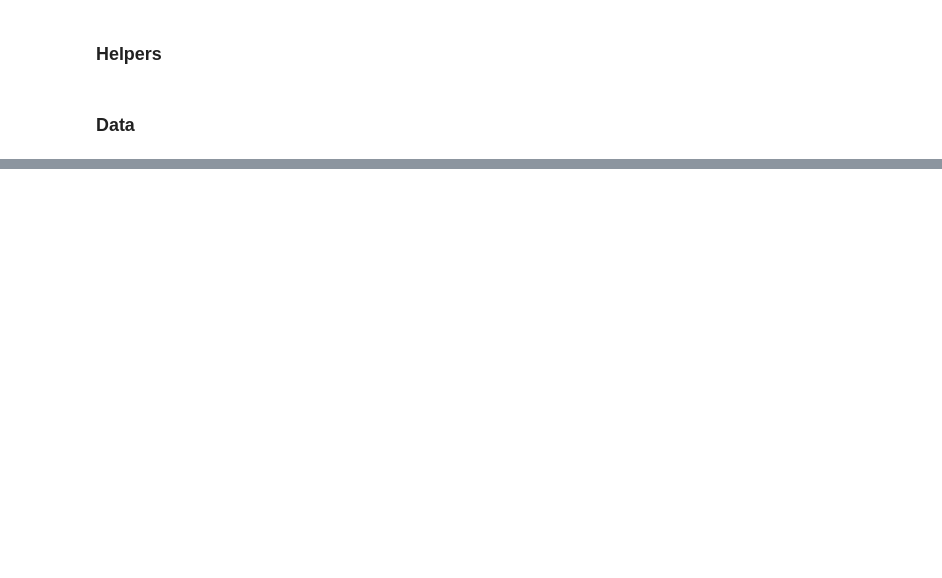
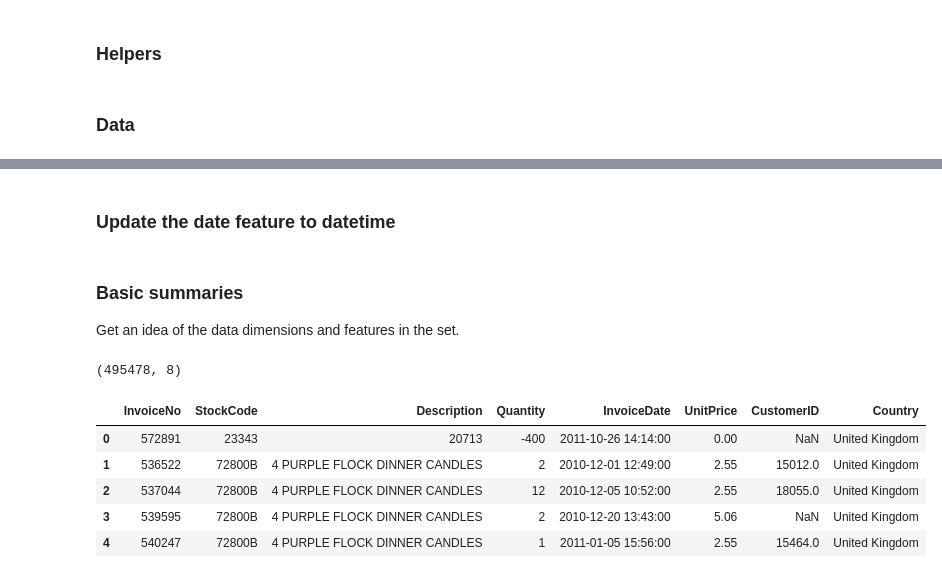
Before and after one commit to davidtnly/MachineLearning, a Jupyter notebook: 27-predict-next-purchase.ipynb, the cells around one changed output, grey strips where cells are left out. Saved outputs shown, nothing was run; the diff lists cells and outputs as text; code cells hidden in the pictures; blank space fills up the shorter version.

```diff
--- a/27-predict-next-purchase.ipynb
+++ b/27-predict-next-purchase.ipynb
@@ -23,0 +264,2 @@ Notes from this notebook comes from various resources listed at the end of the n
+# %% [markdown]
+### Update the date feature to datetime
@@ -23,0 +268,17 @@ Notes from this notebook comes from various resources listed at the end of the n
+# %% [markdown]
+### Basic summaries
+
+Get an idea of the data dimensions and features in the set.
+# %%
+data.shape
+# %% [output]
+(495478, 8)
+# %%
+data.head()
+# %% [output]
+|  | InvoiceNo | StockCode | Description | Quantity | InvoiceDate | UnitPrice | CustomerID | Country |
+| 0 | 572891 | 23343 | 20713 | -400 | 2011-10-26 14:14:00 | 0.00 | NaN | United Kingdom |
+| 1 | 536522 | 72800B | 4 PURPLE FLOCK DINNER CANDLES | 2 | 2010-12-01 12:49:00 | 2.55 | 15012.0 | United Kingdom |
+| 2 | 537044 | 72800B | 4 PURPLE FLOCK DINNER CANDLES | 12 | 2010-12-05 10:52:00 | 2.55 | 18055.0 | United Kingdom |
+| 3 | 539595 | 72800B | 4 PURPLE FLOCK DINNER CANDLES | 2 | 2010-12-20 13:43:00 | 5.06 | NaN | United Kingdom |
+| 4 | 540247 | 72800B | 4 PURPLE FLOCK DINNER CANDLES | 1 | 2011-01-05 15:56:00 | 2.55 | 15464.0 | United Kingdom |
```
Also changed, not shown: parts of 28 cells of this notebook.
